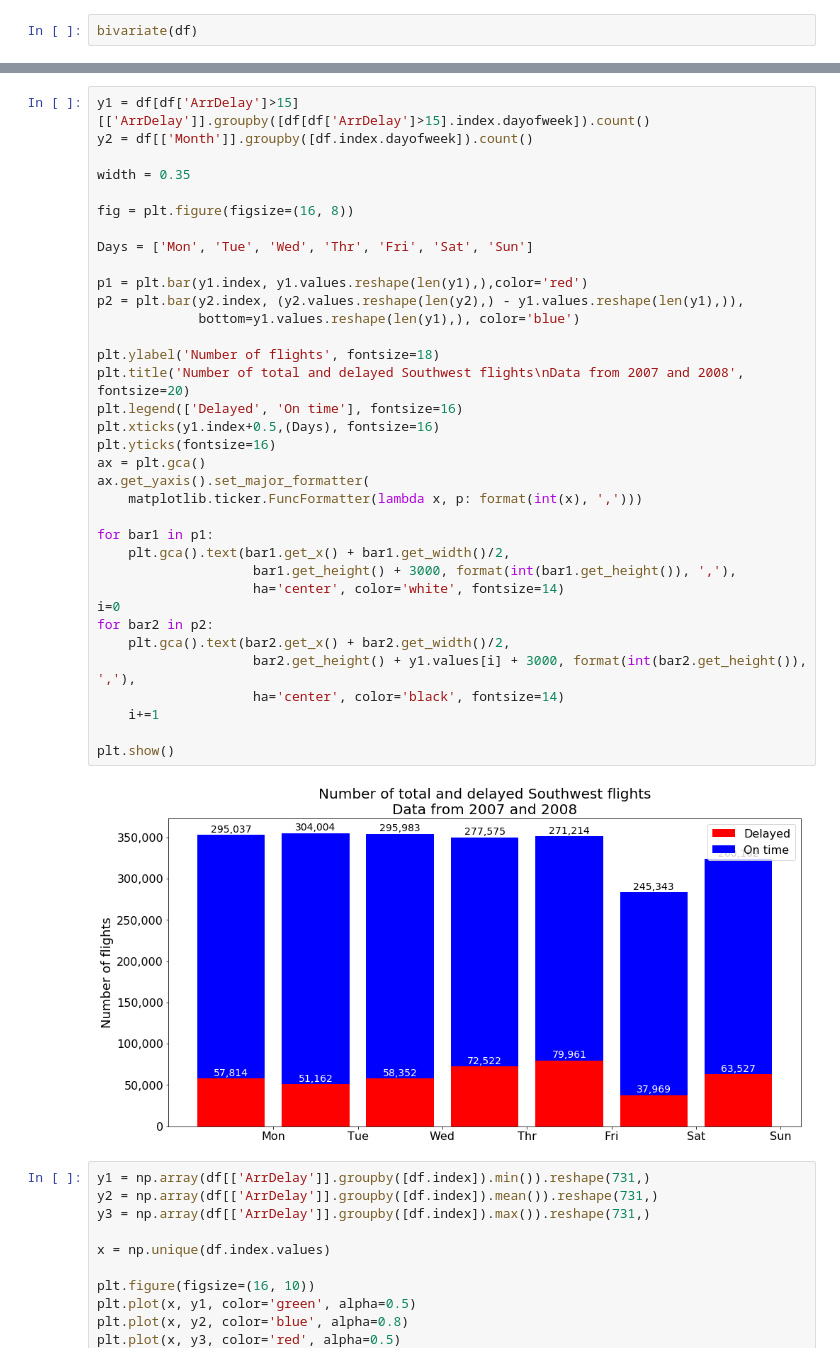
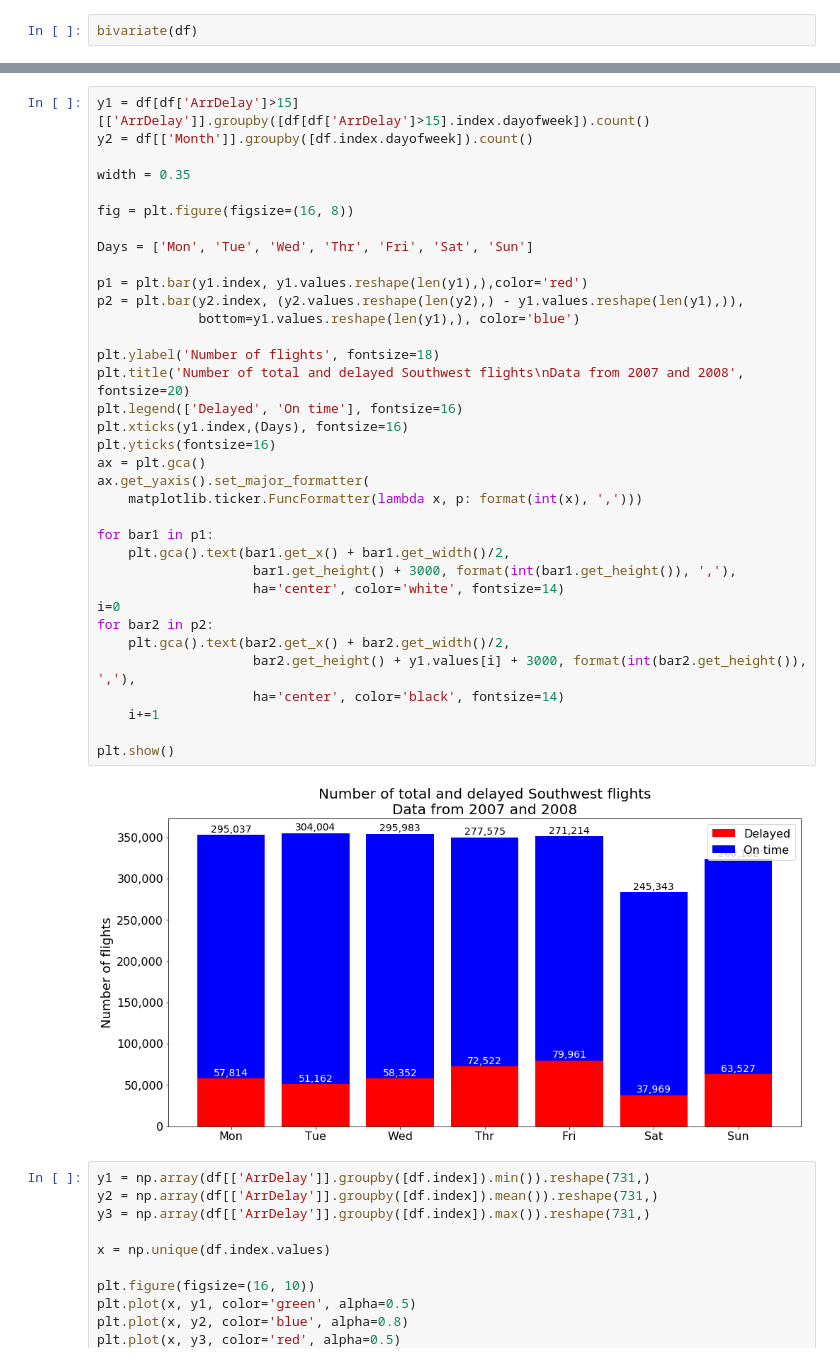
Before and after one commit to Zibski/Airline-on-time, a Jupyter notebook: Data Exploration.ipynb, the cells around one changed output, grey strips where cells are left out. Drawn from its saved outputs; the diff is of its cells as text.

```diff
--- a/Data Exploration.ipynb
+++ b/Data Exploration.ipynb
@@ -186,35 +186,35 @@ width = 0.35
 
 fig = plt.figure(figsize=(16, 8))
 
 Days = ['Mon', 'Tue', 'Wed', 'Thr', 'Fri', 'Sat', 'Sun']
 
 p1 = plt.bar(y1.index, y1.values.reshape(len(y1),),color='red')
 p2 = plt.bar(y2.index, (y2.values.reshape(len(y2),) - y1.values.reshape(len(y1),)),
              bottom=y1.values.reshape(len(y1),), color='blue')
 
 plt.ylabel('Number of flights', fontsize=18)
 plt.title('Number of total and delayed Southwest flights\nData from 2007 and 2008', fontsize=20)
 plt.legend(['Delayed', 'On time'], fontsize=16)
-plt.xticks(y1.index+0.5,(Days), fontsize=16)
+plt.xticks(y1.index,(Days), fontsize=16)
 plt.yticks(fontsize=16)
 ax = plt.gca()
 ax.get_yaxis().set_major_formatter(
     matplotlib.ticker.FuncFormatter(lambda x, p: format(int(x), ',')))
 
 for bar1 in p1:
     plt.gca().text(bar1.get_x() + bar1.get_width()/2,
                     bar1.get_height() + 3000, format(int(bar1.get_height()), ','),
                     ha='center', color='white', fontsize=14)
 i=0
 for bar2 in p2:
     plt.gca().text(bar2.get_x() + bar2.get_width()/2,
                     bar2.get_height() + y1.values[i] + 3000, format(int(bar2.get_height()), ','),
                     ha='center', color='black', fontsize=14)
     i+=1
 
 plt.show()
 # %% [output]
-[figure, old version]
+[figure, new version]
 # %%
 y1 = np.array(df[['ArrDelay']].groupby([df.index]).min()).reshape(731,)
 y2 = np.array(df[['ArrDelay']].groupby([df.index]).mean()).reshape(731,)
```
Also changed, not shown: parts of 6 cells of this notebook.
